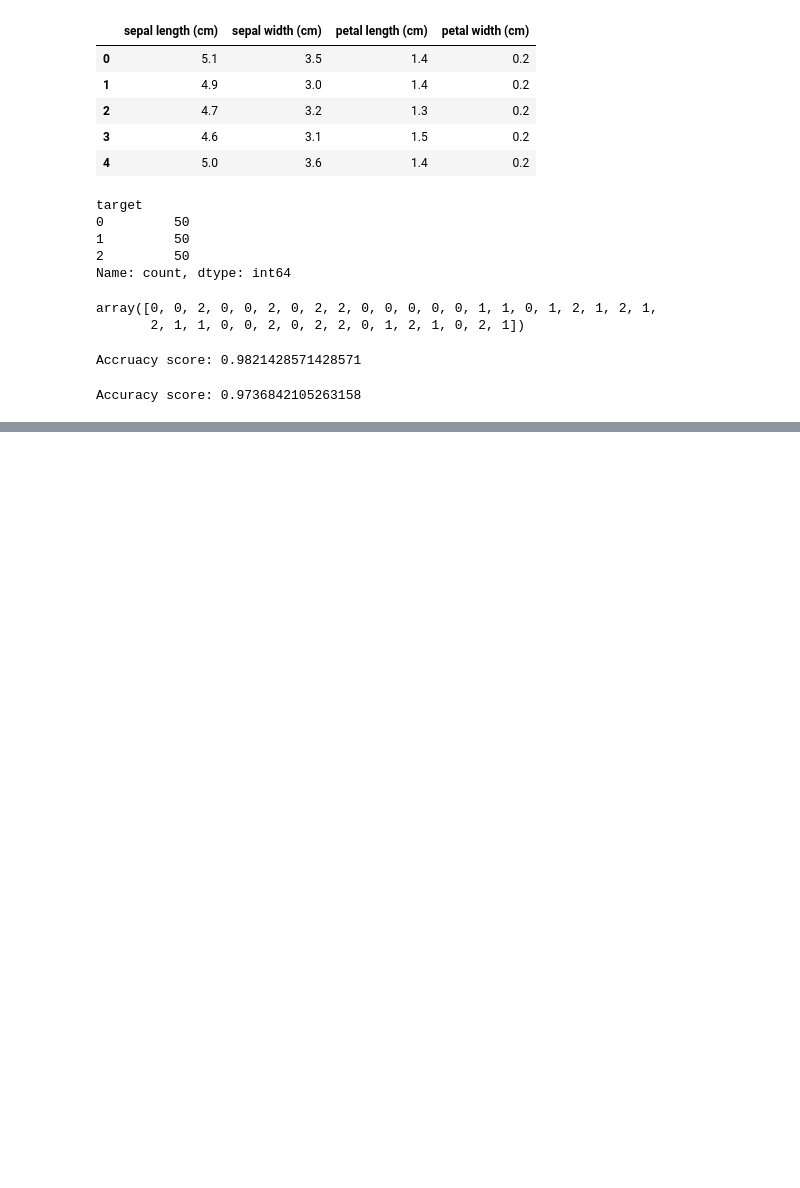
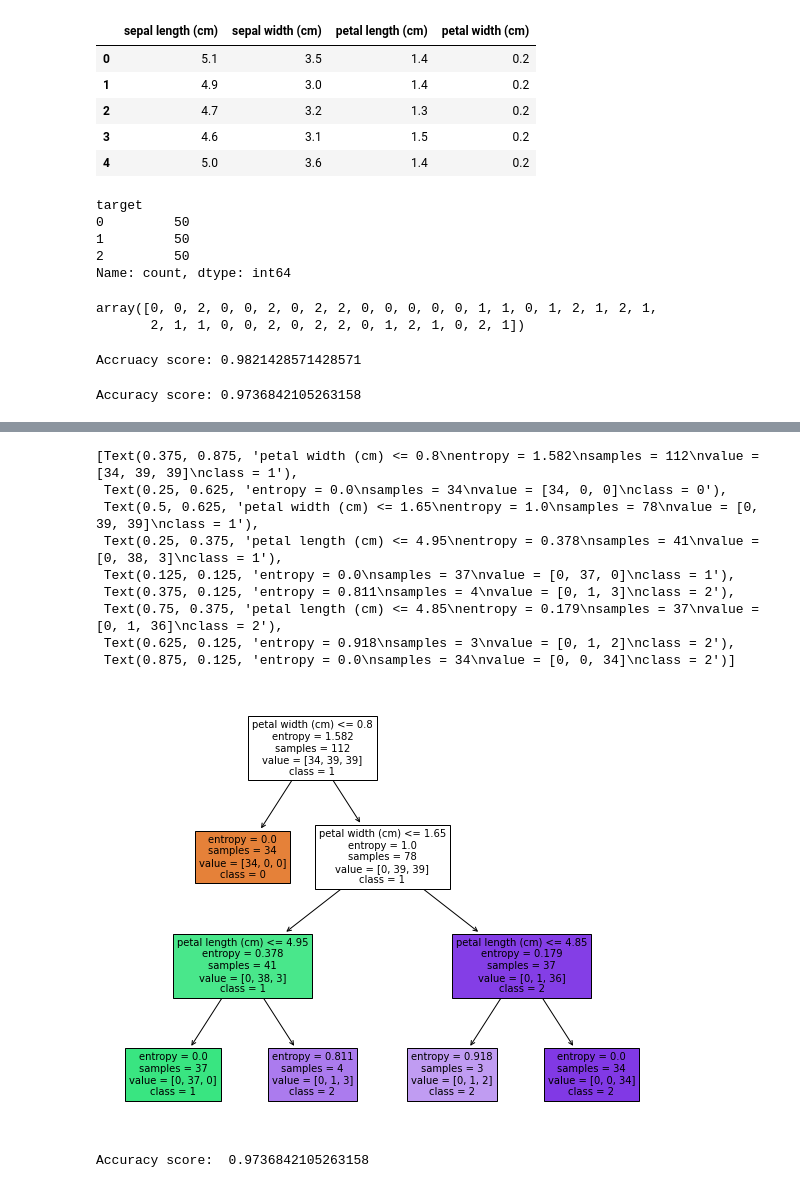
Before and after one commit to Arefe-Masnouie/data-mining, a Jupyter notebook: classification/classification.ipynb, the cells around one changed output, grey strips where cells are left out. Cells and saved outputs as stored; diff of their text form; code cells hidden in the pictures; blank space fills up the shorter version.

```diff
--- a/classification/classification.ipynb
+++ b/classification/classification.ipynb
@@ -70,0 +108,15 @@ Accuracy score: 0.9736842105263158
+# %%
+from sklearn.tree import plot_tree
+plt.figure(figsize=(10,8))
+plot_tree(tree, feature_names=iris.feature_names, class_names=['0', '1','2'], filled=True)
+# %% [output]
+[Text(0.375, 0.875, 'petal width (cm) <= 0.8\nentropy = 1.582\nsamples = 112\nvalue = [34, 39, 39]\nclass = 1'),
+ Text(0.25, 0.625, 'entropy = 0.0\nsamples = 34\nvalue = [34, 0, 0]\nclass = 0'),
+ Text(0.5, 0.625, 'petal width (cm) <= 1.65\nentropy = 1.0\nsamples = 78\nvalue = [0, 39, 39]\nclass = 1'),
+ Text(0.25, 0.375, 'petal length (cm) <= 4.95\nentropy = 0.378\nsamples = 41\nvalue = [0, 38, 3]\nclass = 1'),
+ Text(0.125, 0.125, 'entropy = 0.0\nsamples = 37\nvalue = [0, 37, 0]\nclass = 1'),
+ Text(0.375, 0.125, 'entropy = 0.811\nsamples = 4\nvalue = [0, 1, 3]\nclass = 2'),
+ Text(0.75, 0.375, 'petal length (cm) <= 4.85\nentropy = 0.179\nsamples = 37\nvalue = [0, 1, 36]\nclass = 2'),
+ Text(0.625, 0.125, 'entropy = 0.918\nsamples = 3\nvalue = [0, 1, 2]\nclass = 2'),
+ Text(0.875, 0.125, 'entropy = 0.0\nsamples = 34\nvalue = [0, 0, 34]\nclass = 2')]
+[figure, added]
@@ -70,0 +128,4 @@ Accuracy score: 0.9736842105263158
+# %%
+print("Accuracy score: ", accuracy_score(Y_test, GNB_pred))
+# %% [output]
+Accuracy score:  0.9736842105263158
```
Also changed, not shown: parts of 8 cells of this notebook.
